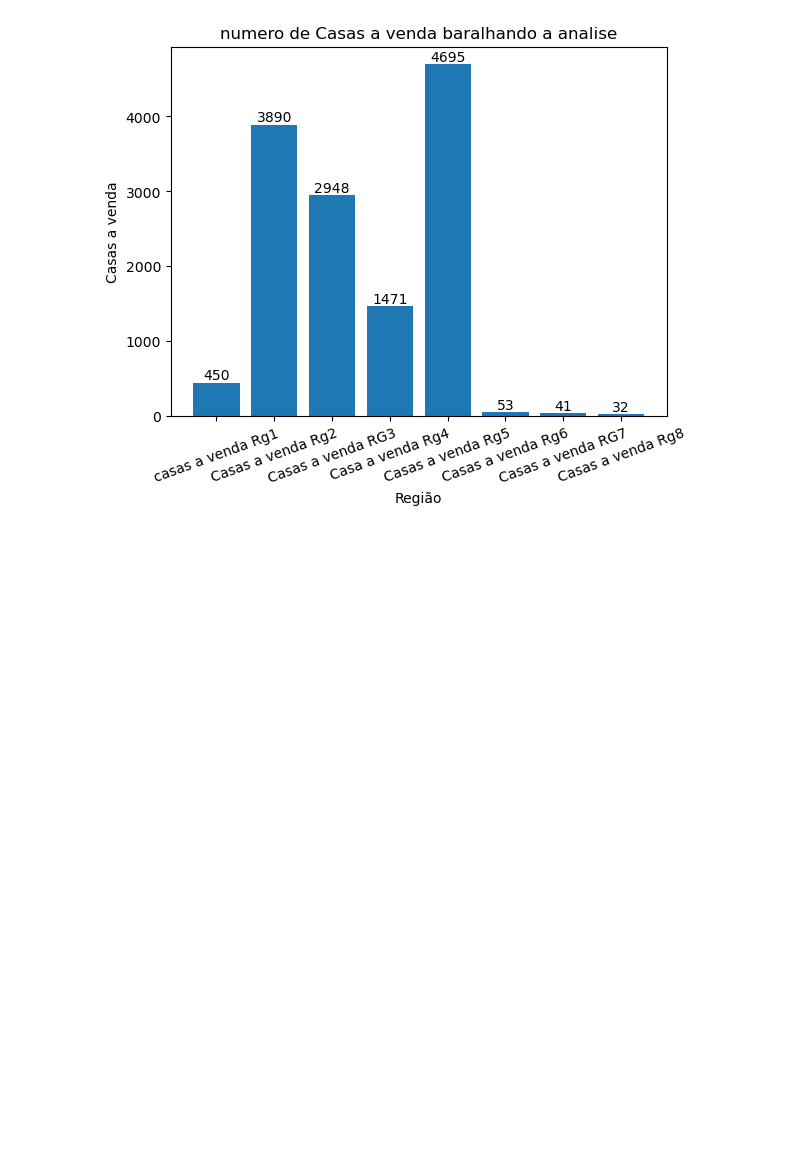
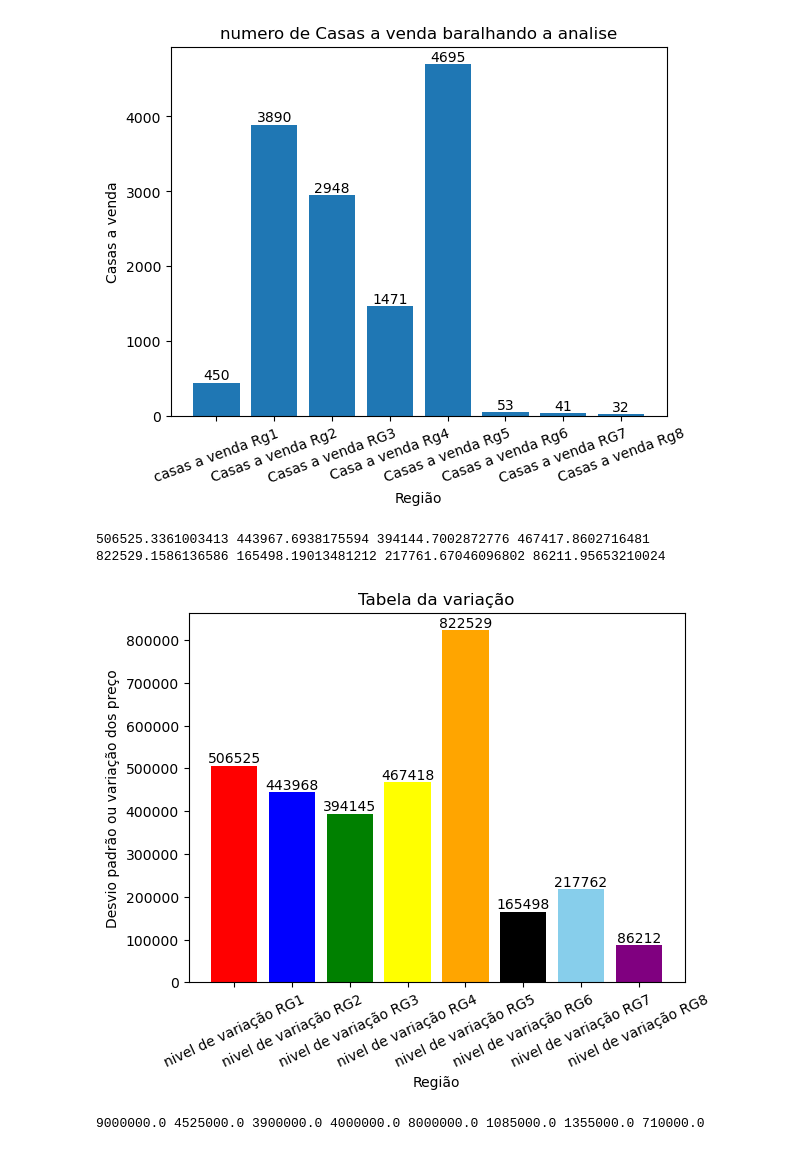
Before and after one commit to eduardo123-rgb/Aprendendoprograma-ojavapythonC-, a Jupyter notebook: exemple.ipynb, the cells around one changed output. Cells and saved outputs as stored; diff of their text form; code cells hidden in the pictures; blank space fills up the shorter version.

```diff
--- a/exemple.ipynb
+++ b/exemple.ipynb
@@ -179,3 +179,59 @@ plt.title('numero de Casas a venda baralhando a analise')
 plt.show()
 # %% [output]
 [figure]
+# %%
+Dv0 = regiao1['Price'].std()
+Dv1 = regiao2['Price'].std()
+Dv2 = regiao3['Price'].std()
+DV3 = regiao4['Price'].std()
+Dv4 = regiao5['Price'].std()
+DV5 = regiao6['Price'].std()
+DV6 = regiao7['Price'].std()
+DV7 = regiao8['Price'].std()
+print(Dv0,Dv1,Dv2,DV3,Dv4,DV5,DV6,DV7)
+# %% [output]
+506525.3361003413 443967.6938175594 394144.7002872776 467417.8602716481 822529.1586136586 165498.19013481212 217761.67046096802 86211.95653210024
+# %%
+cores = ['red','blue','green','yellow','orange','black','skyblue','purple']
+Rd, RA = plt.subplots()
+RED = RA.bar(['nivel de variação RG1','nivel de variação RG2','nivel de variação RG3','nivel de variação RG4',
+              'nivel de variação RG5','nivel de variação RG6','nivel de variação RG7','nivel de variação RG8'],
+             [Dv0,Dv1,Dv2,DV3,Dv4,DV5,DV6,DV7], color=cores)
+RA.bar_label(RED)
+plt.xticks(rotation=25)
+plt.xlabel('Região')
+plt.ylabel('Desvio padrão ou variação dos preço')
+plt.title('Tabela da variação')
+plt.show()
+#Agora podemos analisar que os preços variam bastante nas região com mais casas a venda
+#então vou
+# %% [output]
+[figure, added]
+# %%
+max1 = regiao1['Price'].max()
+min1 = regiao1['Price'].min()
+VA1 = max1 - min1
+max2 = regiao2['Price'].max()
+min2 = regiao2['Price'].min()
+VA2 = max2 - min2
+max3 = regiao3['Price'].max()
+min3 = regiao3['Price'].min()
+VA3 = max3 - min3
+max4 = regiao4['Price'].max()
+min4 = regiao4['Price'].min()
+VA4 = max4 - min4
+max5 = regiao5['Price'].max()
+min5 = regiao5['Price'].min()
+VA5 = max5 - min5
+max6 = regiao6['Price'].max()
+min6 = regiao6['Price'].min()
+VA6 = max6 - min6
+max7 = regiao7['Price'].max()
+min7 = regiao7['Price'].min()
+VA7 = max7 - min7
+max8 = regiao8['Price'].max()
+min8 = regiao8['Price'].min()
+VA8 = max8 - min7
+print(max1, max2, max3, max4, max5, max6, max7, max8)
+# %% [output]
+9000000.0 4525000.0 3900000.0 4000000.0 8000000.0 1085000.0 1355000.0 710000.0
```
Also changed, not shown: parts of 9 cells of this notebook.
